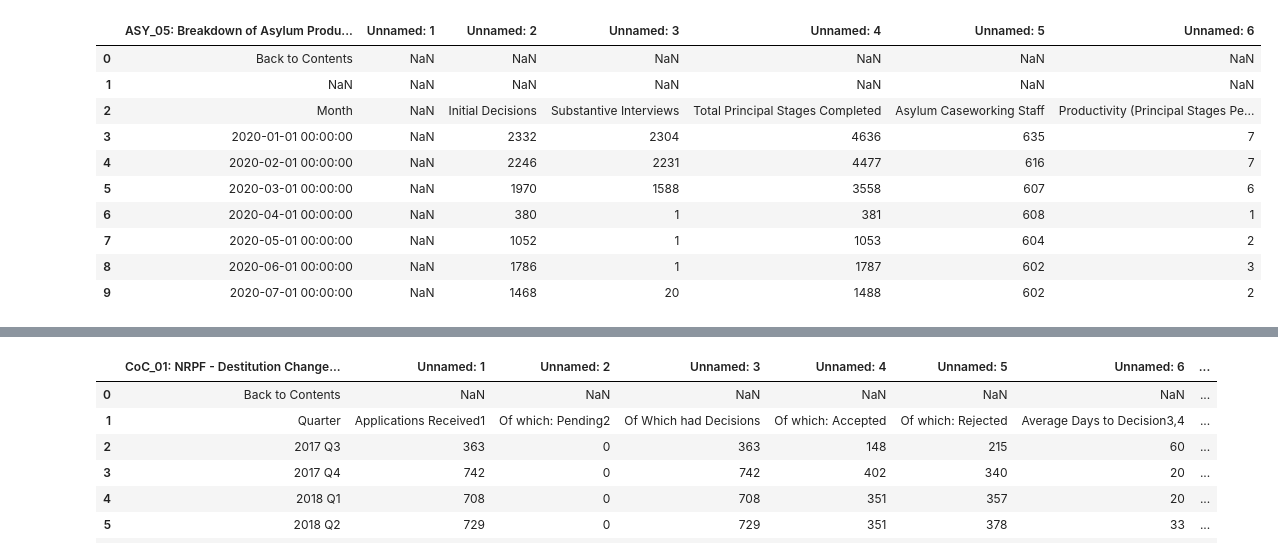
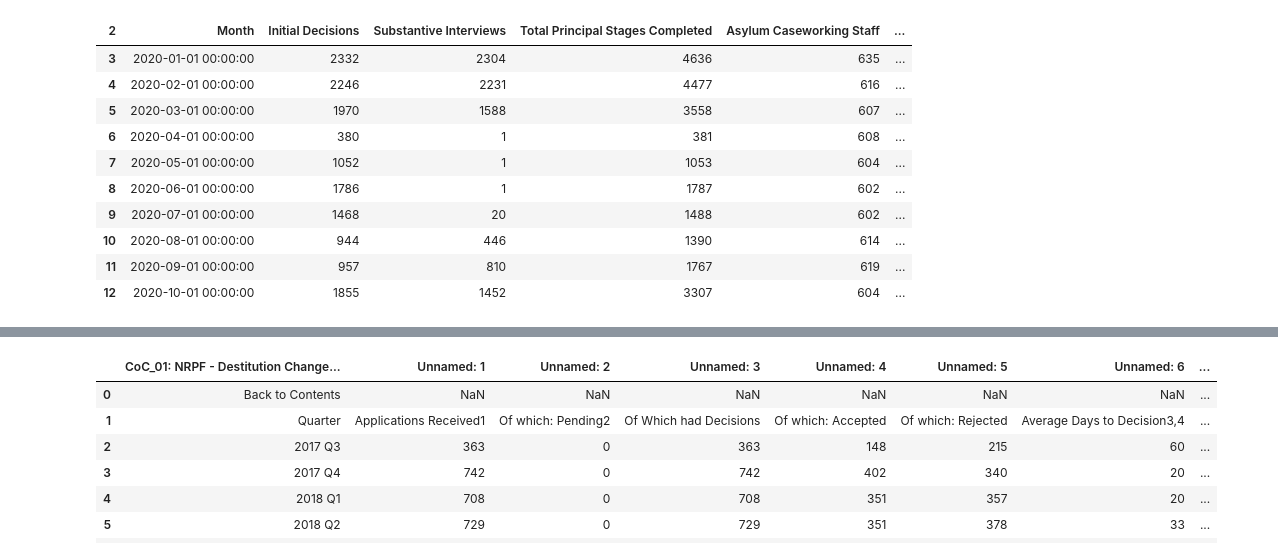
Before and after one commit to Ilyas2695/ukgov_data_analysis, a Jupyter notebook: notebooks/analysis.ipynb, the cells around one changed output, grey strips where cells are left out. Drawn from its saved outputs; the diff is of its cells as text; code cells hidden in the pictures.

Commit message:
cleaned ACY_05M by removing NaN column, renaming columns and reindexing

```diff
--- a/notebooks/analysis.ipynb
+++ b/notebooks/analysis.ipynb
@@ -22,15 +22,18 @@ HR_02 = pd.read_excel(file, sheet_name='HR_02')
 HR_03 = pd.read_excel(file, sheet_name='HR_03')
 # %%
 ACY_05M.head(10)
+ACY_05M.columns = ACY_05M.iloc[2]
+ACY_05M = ACY_05M[3:]
+ACY_05M_new = ACY_05M.drop(ACY_05M.columns[1], axis=1)
 # %% [output]
-|  | ASY_05: Breakdown of Asylum Produ... | Unnamed: 1 | Unnamed: 2 | Unnamed: 3 | Unnamed: 4 | Unnamed: 5 | Unnamed: 6 |
-| 0 | Back to Contents | NaN | NaN | NaN | NaN | NaN | NaN |
-| 1 | NaN | NaN | NaN | NaN | NaN | NaN | NaN |
-| 2 | Month | NaN | Initial Decisions | Substantive Interviews | Total Principal Stages Completed | Asylum Caseworking Staff | Productivity (Principal Stages Pe... |
-| 3 | 2020-01-01 00:00:00 | NaN | 2332 | 2304 | 4636 | 635 | 7 |
-| 4 | 2020-02-01 00:00:00 | NaN | 2246 | 2231 | 4477 | 616 | 7 |
-| 5 | 2020-03-01 00:00:00 | NaN | 1970 | 1588 | 3558 | 607 | 6 |
-| 6 | 2020-04-01 00:00:00 | NaN | 380 | 1 | 381 | 608 | 1 |
-| 7 | 2020-05-01 00:00:00 | NaN | 1052 | 1 | 1053 | 604 | 2 |
-| 8 | 2020-06-01 00:00:00 | NaN | 1786 | 1 | 1787 | 602 | 3 |
-| 9 | 2020-07-01 00:00:00 | NaN | 1468 | 20 | 1488 | 602 | 2 |
+| 2 | Month | Initial Decisions | Substantive Interviews | Total Principal Stages Completed | Asylum Caseworking Staff | ... |
+| 3 | 2020-01-01 00:00:00 | 2332 | 2304 | 4636 | 635 | ... |
+| 4 | 2020-02-01 00:00:00 | 2246 | 2231 | 4477 | 616 | ... |
+| 5 | 2020-03-01 00:00:00 | 1970 | 1588 | 3558 | 607 | ... |
+| 6 | 2020-04-01 00:00:00 | 380 | 1 | 381 | 608 | ... |
+| 7 | 2020-05-01 00:00:00 | 1052 | 1 | 1053 | 604 | ... |
+| 8 | 2020-06-01 00:00:00 | 1786 | 1 | 1787 | 602 | ... |
+| 9 | 2020-07-01 00:00:00 | 1468 | 20 | 1488 | 602 | ... |
+| 10 | 2020-08-01 00:00:00 | 944 | 446 | 1390 | 614 | ... |
+| 11 | 2020-09-01 00:00:00 | 957 | 810 | 1767 | 619 | ... |
+| 12 | 2020-10-01 00:00:00 | 1855 | 1452 | 3307 | 604 | ... |
```
Also changed, not shown: parts of 3 cells of this notebook.
